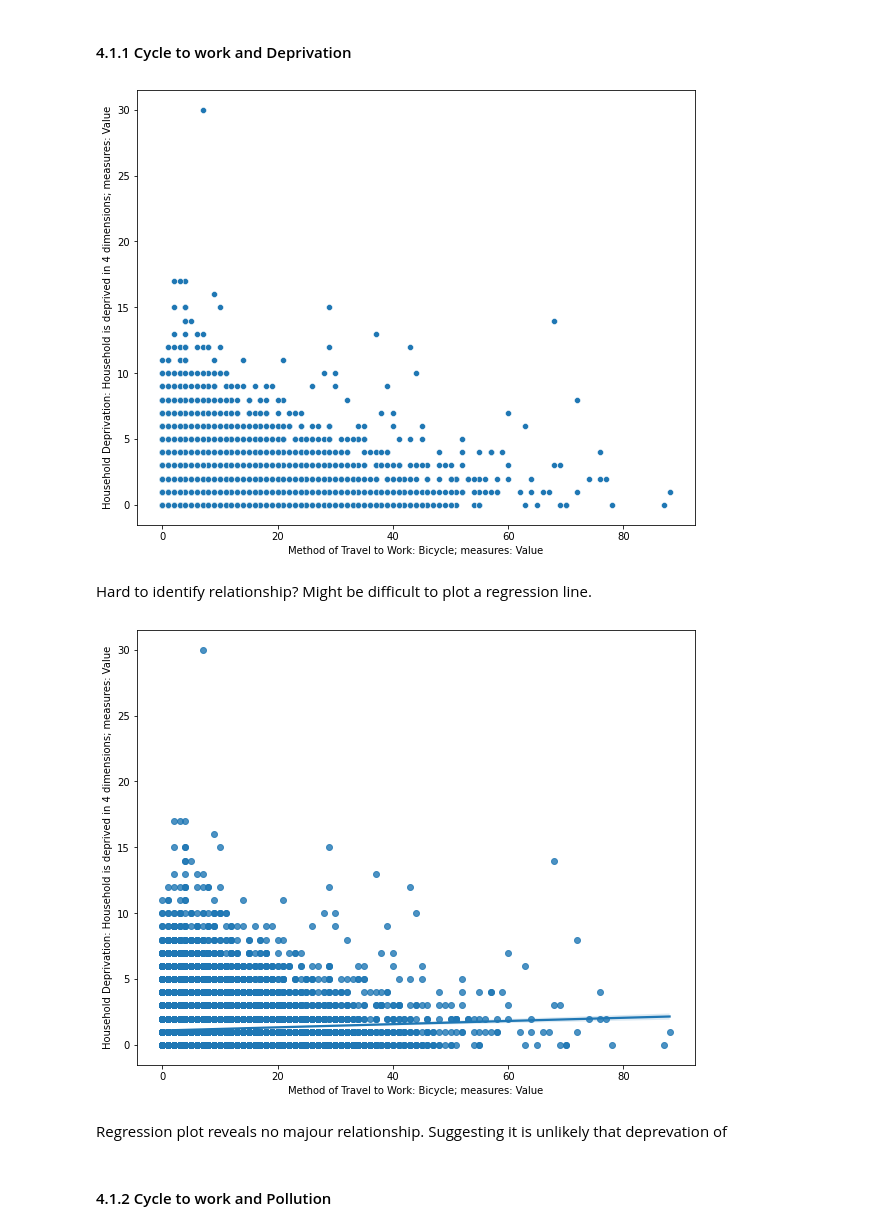
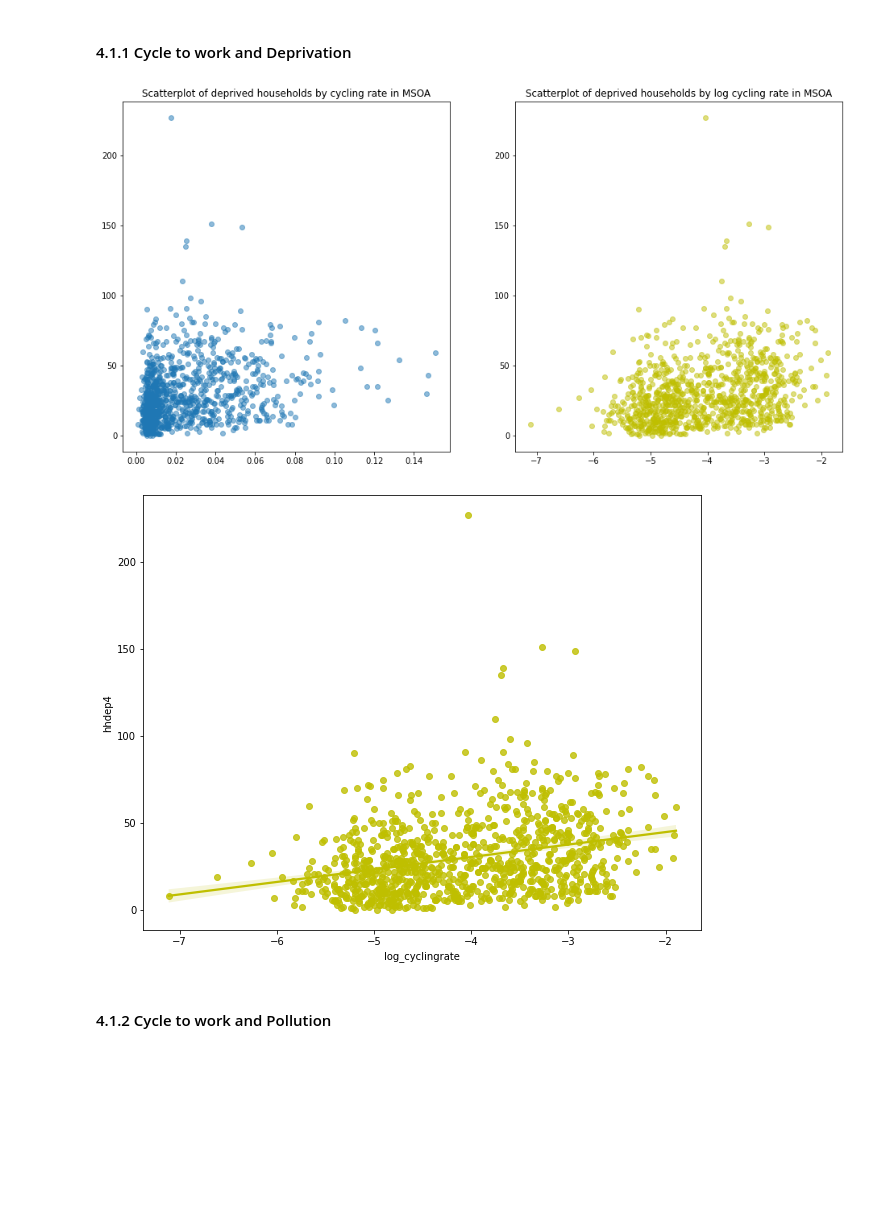
Before and after one commit to ZacharyP-E/qm_group25, a Jupyter notebook: qm_group_code.ipynb, the cells around one changed output. Saved outputs shown, nothing was run; the diff lists cells and outputs as text; code cells hidden in the pictures; blank space fills up the shorter version.

Commit message:
Re-run initial plots and regression with log cycling rate

```diff
--- a/qm_group_code.ipynb
+++ b/qm_group_code.ipynb
@@ -275,25 +329,24 @@ Index(['MSOA11CD', 'MSOA11NM',
 #Summarise deprivation statistics by MSOA
 dep_sum = dep_msoa.groupby(['MSOA11CD', 'MSOA11NM']).agg(
     {
-       'Household Deprivation: All categories: Classification of household deprivation; measures: Value':sum,
-       'Household Deprivation: Household is not deprived in any dimension; measures: Value':sum,
-       'Household Deprivation: Household is deprived in 1 dimension; measures: Value':sum,
-       'Household Deprivation: Household is deprived in 2 dimensions; measures: Value':sum,
-       'Household Deprivation: Household is deprived in 3 dimensions; measures: Value':sum,
-       'Household Deprivation: Household is deprived in 4 dimensions; measures: Value':sum,
+       'hhdep_all':sum,
+       'hhdep0':sum,
+       'hhdep1':sum,
+       'hhdep2':sum,
+       'hhdep3':sum,
+       'hhdep4':sum,
     }
 )
 
+
+#Add proportion caclulated columns (rate of deprived households amongst total household count)
+dep_sum['hhdep0_rate'] = dep_sum['hhdep0']/dep_sum['hhdep_all']
+dep_sum['hhdep1_rate'] = dep_sum['hhdep1']/dep_sum['hhdep_all']
+dep_sum['hhdep2_rate'] = dep_sum['hhdep2']/dep_sum['hhdep_all']
+dep_sum['hhdep3_rate'] = dep_sum['hhdep3']/dep_sum['hhdep_all']
+dep_sum['hhdep4_rate'] = dep_sum['hhdep4']/dep_sum['hhdep_all']
+
 dep_sum = dep_sum.reset_index(level=[0,1])
 
-dep_sum.rename(columns = {'Household Deprivation: All categories: Classification of household deprivation; measures: Value':'hhdep_all',
-                          'Household Deprivation: Household is not deprived in any dimension; measures: Value':'hhdep_0',
-                          'Household Deprivation: Household is deprived in 1 dimension; measures: Value':'hhdep_1',
-                          'Household Deprivation: Household is deprived in 2 dimensions; measures: Value':'hhdep_2',
-                          'Household Deprivation: Household is deprived in 3 dimensions; measures: Value':'hhdep_3',
-                          'Household Deprivation: Household is deprived in 4 dimensions; measures: Value':'hhdep_4'
-                         },
-                   inplace = True)
-
 dep_sum.shape
 # %% [output]
@@ -332,6 +376,6 @@ cycletowork.head(5)
 # %%
 # Add the cycling dataset to the deprivation
-df = dep_sum.merge(cycletowork, how = "left", left_on="MSOA11CD", right_on="oa_code")
+df = dep_sum.merge(cycletowork, how = "left", left_on="MSOA11CD", right_on="msoa_code")
 # %%
 #Adding the air quality data to the main dataframe
 df = df.merge(aq_sum, how = "left", on="MSOA11CD")
@@ -418,25 +463,28 @@ Need to normalise both deprivation and cycle to work datasets before using!
 # %% [markdown]
 #### 4.1.1 Cycle to work and Deprivation
 # %%
-fig, ax = plt.subplots(1, figsize = (10,8))
-sns.scatterplot(data = df, x="Method of Travel to Work: Bicycle; measures: Value",
-            y="Household Deprivation: Household is deprived in 4 dimensions; measures: Value", ax=ax)
-
+#Scatterplot of cycling rate and log cycling rate by deprived household count
+fig, (ax1, ax2) = plt.subplots(1, 2, figsize=(16,8))
+ax1.scatter(x=df['cycling_rate'],
+            y=df['hhdep4'],
+            alpha = 0.5)
+ax1.set_title("Scatterplot of deprived households by cycling rate in MSOA")
+ax2.scatter(x=df['log_cyclingrate'],
+            y=df['hhdep4'],
+            c='y', alpha = 0.5)
+ax2.set_title("Scatterplot of deprived households by log cycling rate in MSOA")
 plt.show()
 # %% [output]
-[figure, old version]
+[figure, new version]
-# %% [markdown]
-Hard to identify relationship? Might be difficult to plot a regression line.
 # %%
 fig, ax = plt.subplots(1, figsize = (10,8))
-sns.regplot(data = df, x="Method of Travel to Work: Bicycle; measures: Value",
-            y="Household Deprivation: Household is deprived in 4 dimensions; measures: Value", ax=ax)
+sns.regplot(data = df, x="log_cyclingrate",
+            y="hhdep4", ax=ax,
+            color="y")
 
 plt.show()
 # %% [output]
-[figure, old version]
+[figure, new version]
-# %% [markdown]
-Regression plot reveals no majour relationship. Suggesting it is unlikely that deprevation of
 # %% [markdown]
 #### 4.1.2 Cycle to work and Pollution
 # %%
```
Also changed, not shown: parts of 20 cells of this notebook, 1 other file.
